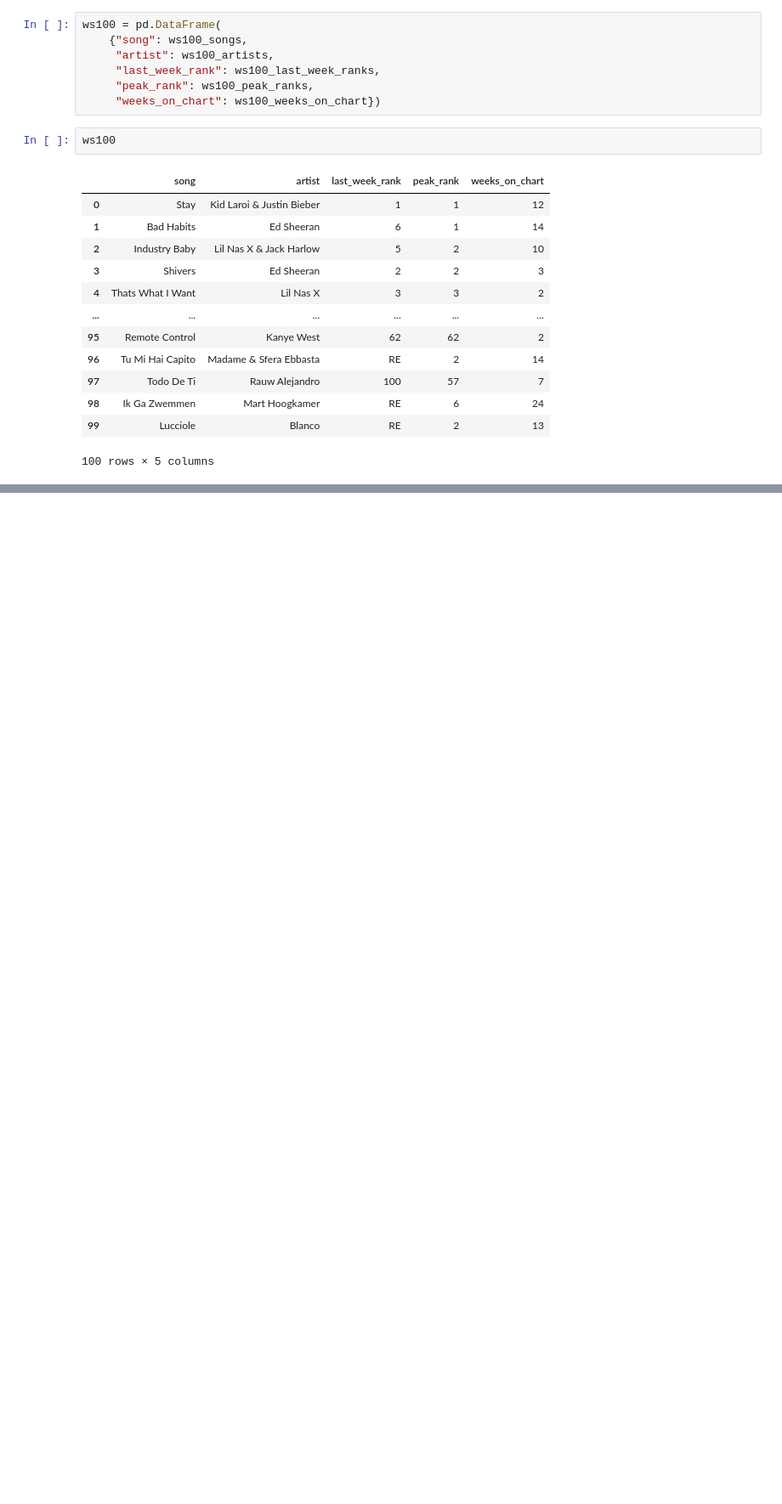
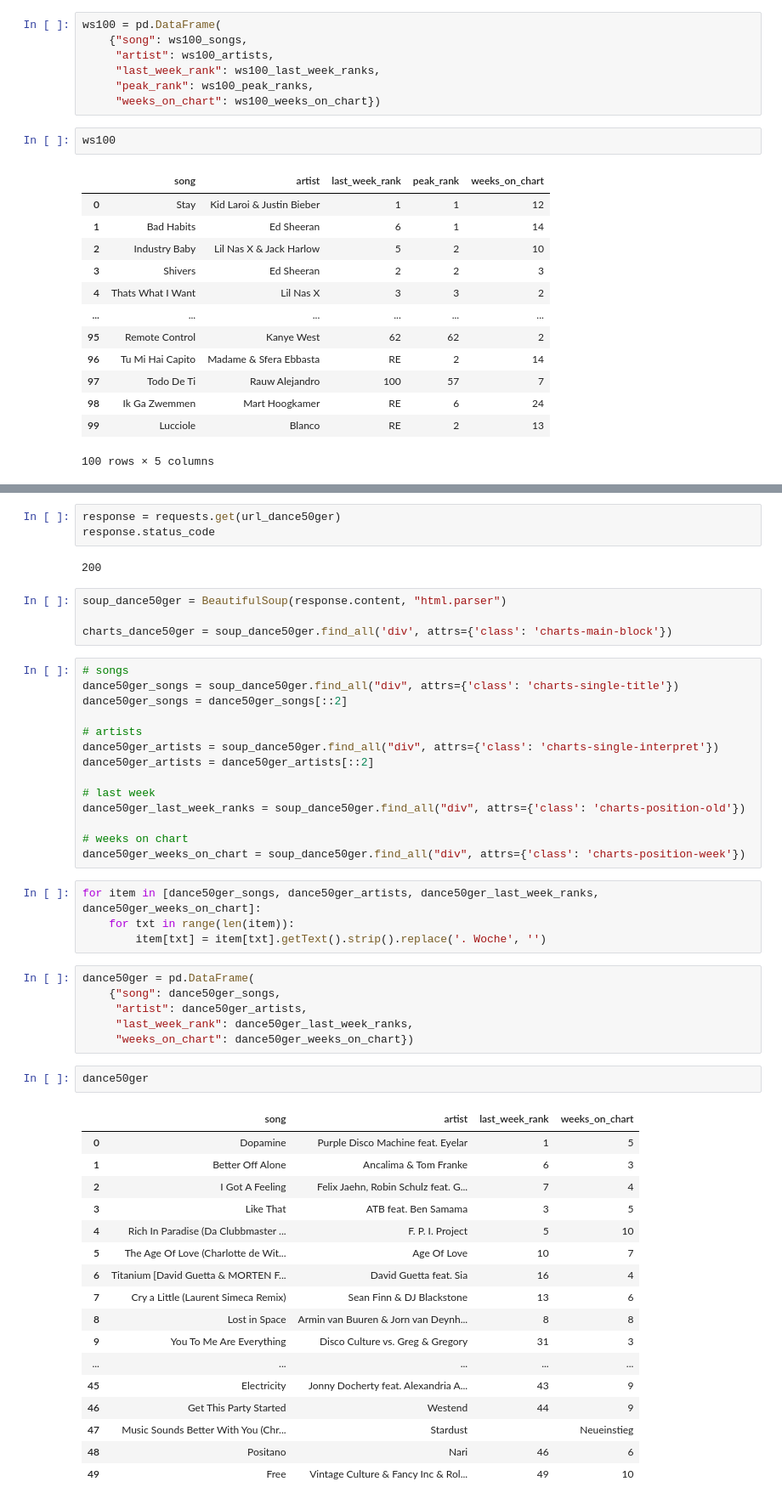
Before and after one commit to Ironhack-Data-0621-Remote/lab-web-scraping-multipages, a Jupyter notebook: 01_Billboard.ipynb, the cells around one changed output, grey strips where cells are left out. Shown at 85% size. Saved outputs shown, nothing was run; the diff lists cells and outputs as text; blank space fills up the shorter version.

Commit message:
lab 1 completed, lab 2 last question added

```diff
--- a/01_Billboard.ipynb
+++ b/01_Billboard.ipynb
@@ -153,0 +158,53 @@ ws100
+# %%
+response = requests.get(url_dance50ger)
+response.status_code
+# %% [output]
+200
+# %%
+soup_dance50ger = BeautifulSoup(response.content, "html.parser")
+
+charts_dance50ger = soup_dance50ger.find_all('div', attrs={'class': 'charts-main-block'})
+# %%
+# songs
+dance50ger_songs = soup_dance50ger.find_all("div", attrs={'class': 'charts-single-title'})
+dance50ger_songs = dance50ger_songs[::2]
+
+# artists
+dance50ger_artists = soup_dance50ger.find_all("div", attrs={'class': 'charts-single-interpret'})
+dance50ger_artists = dance50ger_artists[::2]
+
+# last week
+dance50ger_last_week_ranks = soup_dance50ger.find_all("div", attrs={'class': 'charts-position-old'})
+
+# weeks on chart
+dance50ger_weeks_on_chart = soup_dance50ger.find_all("div", attrs={'class': 'charts-position-week'})
+# %%
+for item in [dance50ger_songs, dance50ger_artists, dance50ger_last_week_ranks, dance50ger_weeks_on_chart]:
+    for txt in range(len(item)):
+        item[txt] = item[txt].getText().strip().replace('. Woche', '')
+# %%
+dance50ger = pd.DataFrame(
+    {"song": dance50ger_songs,
+     "artist": dance50ger_artists,
+     "last_week_rank": dance50ger_last_week_ranks,
+     "weeks_on_chart": dance50ger_weeks_on_chart})
+# %%
+dance50ger
+# %% [output]
+|  | song | artist | last_week_rank | weeks_on_chart |
+| 0 | Dopamine | Purple Disco Machine feat. Eyelar | 1 | 5 |
+| 1 | Better Off Alone | Ancalima & Tom Franke | 6 | 3 |
+| 2 | I Got A Feeling | Felix Jaehn, Robin Schulz feat. G... | 7 | 4 |
+| 3 | Like That | ATB feat. Ben Samama | 3 | 5 |
+| 4 | Rich In Paradise (Da Clubbmaster ... | F. P. I. Project | 5 | 10 |
+| 5 | The Age Of Love (Charlotte de Wit... | Age Of Love | 10 | 7 |
+| 6 | Titanium [David Guetta & MORTEN F... | David Guetta feat. Sia | 16 | 4 |
+| 7 | Cry a Little (Laurent Simeca Remix) | Sean Finn & DJ Blackstone | 13 | 6 |
+| 8 | Lost in Space | Armin van Buuren & Jorn van Deynh... | 8 | 8 |
+| 9 | You To Me Are Everything | Disco Culture vs. Greg & Gregory | 31 | 3 |
+| ... | ... | ... | ... | ... |
+| 45 | Electricity | Jonny Docherty feat. Alexandria A... | 43 | 9 |
+| 46 | Get This Party Started | Westend | 44 | 9 |
+| 47 | Music Sounds Better With You (Chr... | Stardust |  | Neueinstieg |
+| 48 | Positano | Nari | 46 | 6 |
+| 49 | Free | Vintage Culture & Fancy Inc & Rol... | 49 | 10 |
```
Also changed, not shown: parts of 2 cells of this notebook, 1 other file.
